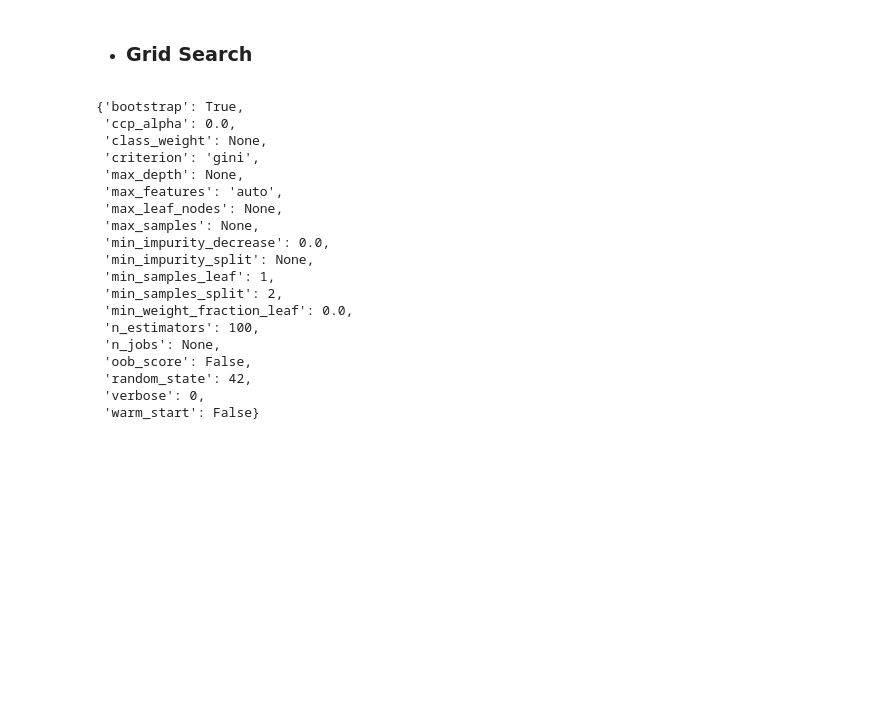
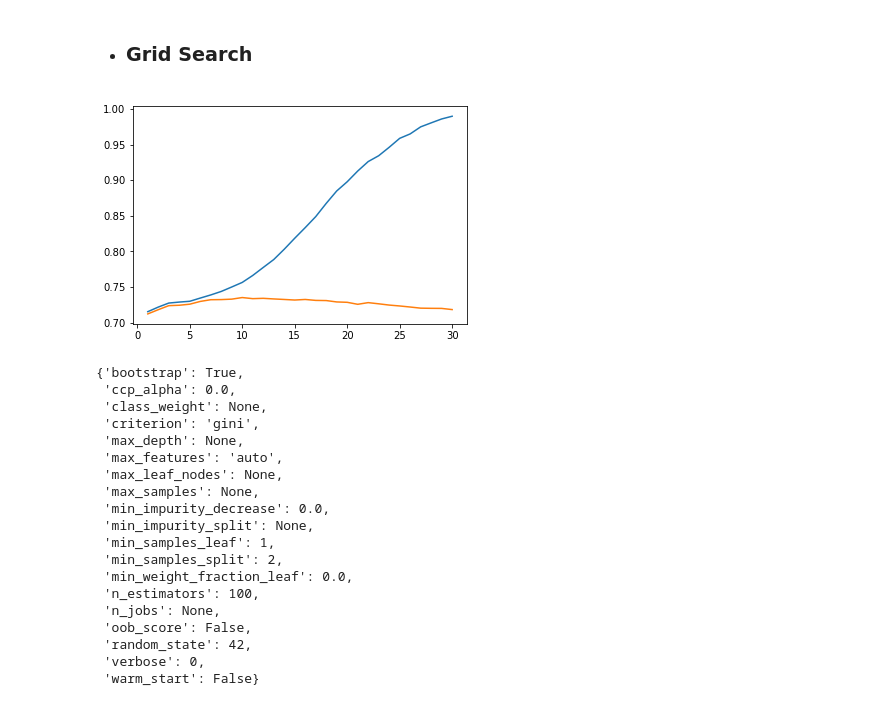
Before and after one commit to CLiNTPELiX/brief13-cardiovascular_risks, a Jupyter notebook: brief13-cardiovascular_risks.ipynb, the cells around one changed output. Saved outputs shown, nothing was run; the diff lists cells and outputs as text; code cells hidden in the pictures; blank space fills up the shorter version.

```diff
--- a/brief13-cardiovascular_risks.ipynb
+++ b/brief13-cardiovascular_risks.ipynb
@@ -480,3 +482,31 @@ array([[0.36, 0.64]])
+# %%
+# Best estimation
+
+max_depths = np.linspace(1, 30, 30, endpoint=True)
+train_results = []
+test_results = []
+
+for max_depth in max_depths:
+    rf = RandomForestClassifier(n_estimators=100,max_depth=max_depth, n_jobs=-1)
+    rf.fit(X_train, y_train)
+    train_pred = rf.predict(X_train)
+    false_positive_rate, true_positive_rate, thresholds = roc_curve(y_train, train_pred)
+
+    roc_auc = auc(false_positive_rate, true_positive_rate)
+
+    train_results.append(roc_auc)
+    y_pred = rf.predict(X_test)
+    false_positive_rate, true_positive_rate, thresholds = roc_curve(y_test, y_pred)
+    roc_auc = auc(false_positive_rate, true_positive_rate)
+    test_results.append(roc_auc)
+
+from matplotlib.legend_handler import HandlerLine2D
+line1, = plt.plot(max_depths, train_results)
+line2, = plt.plot(max_depths, test_results)
+
+plt.show()
+# %% [output]
+[figure, added]
 # %%
 param_grid = {
     'bootstrap': [True, False],
```
Also changed, not shown: parts of 8 cells of this notebook.
